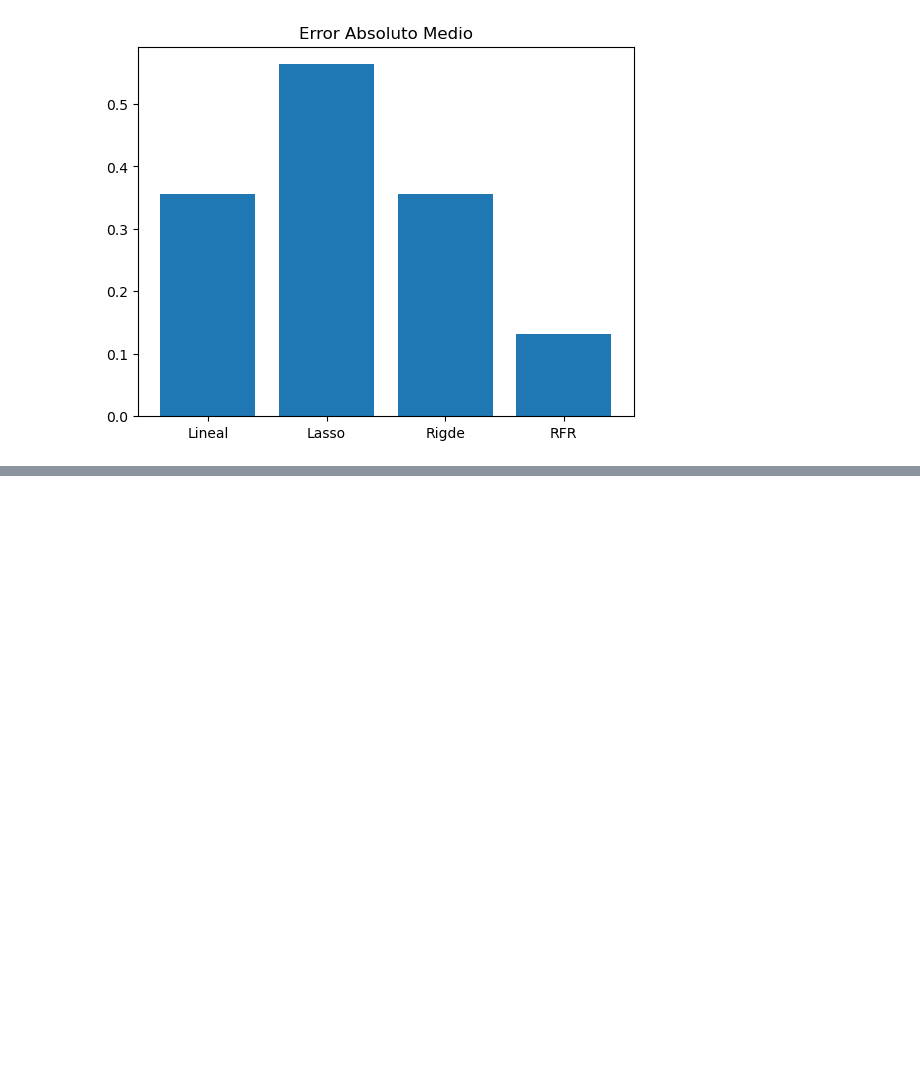
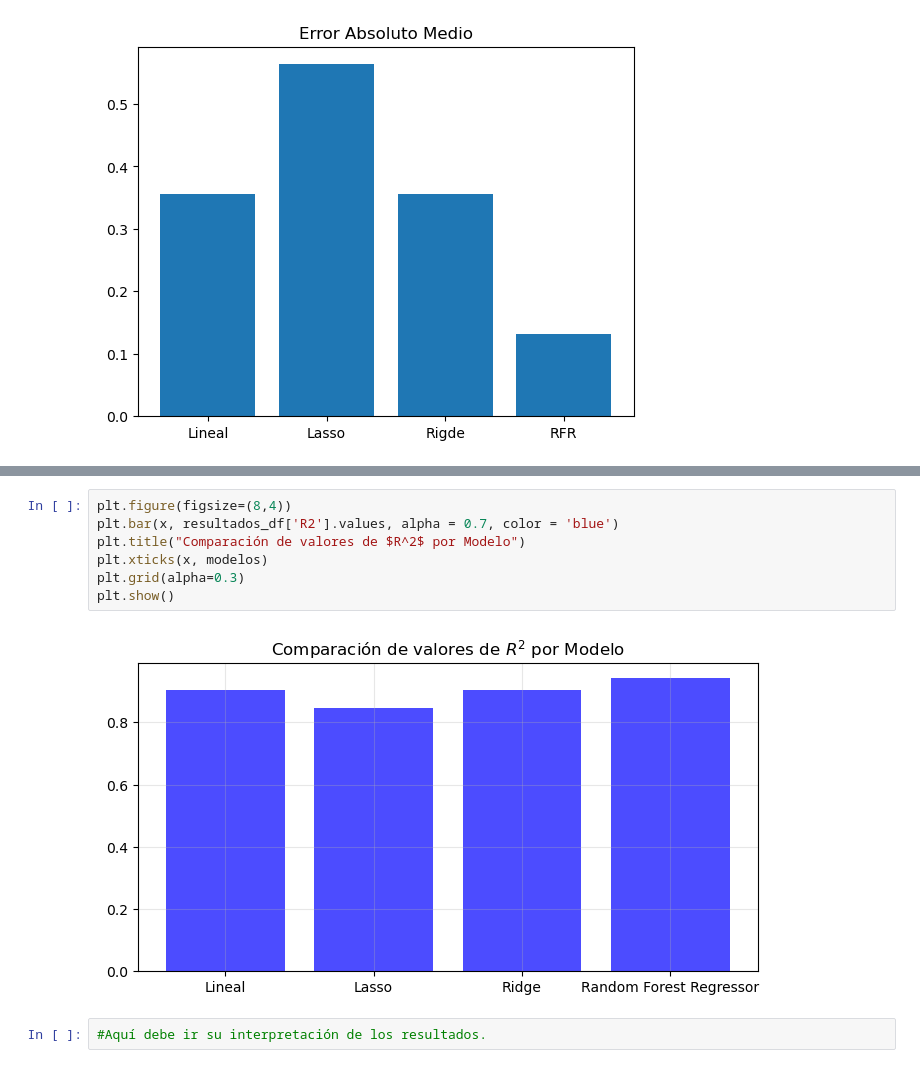
Before and after one commit to imchrisrueda/MSI_DS_2024, a Jupyter notebook: Regresión/regresion_casos.ipynb, the cells around one changed output, grey strips where cells are left out. Drawn from its saved outputs; the diff is of its cells as text; blank space fills up the shorter version.

```diff
--- a/Regresión/regresion_casos.ipynb
+++ b/Regresión/regresion_casos.ipynb
@@ -203,0 +393,11 @@ plt.show()
+# %%
+plt.figure(figsize=(8,4))
+plt.bar(x, resultados_df['R2'].values, alpha = 0.7, color = 'blue')
+plt.title("Comparación de valores de $R^2$ por Modelo")
+plt.xticks(x, modelos)
+plt.grid(alpha=0.3)
+plt.show()
+# %% [output]
+[figure, added]
+# %%
+#Aquí debe ir su interpretación de los resultados.
```
Also changed, not shown: parts of 13 cells of this notebook.
